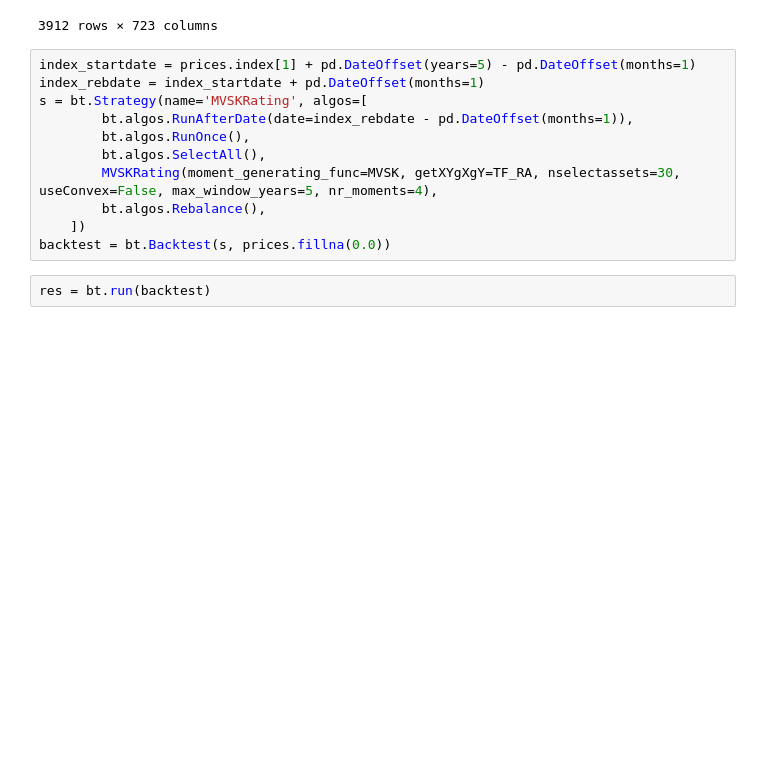
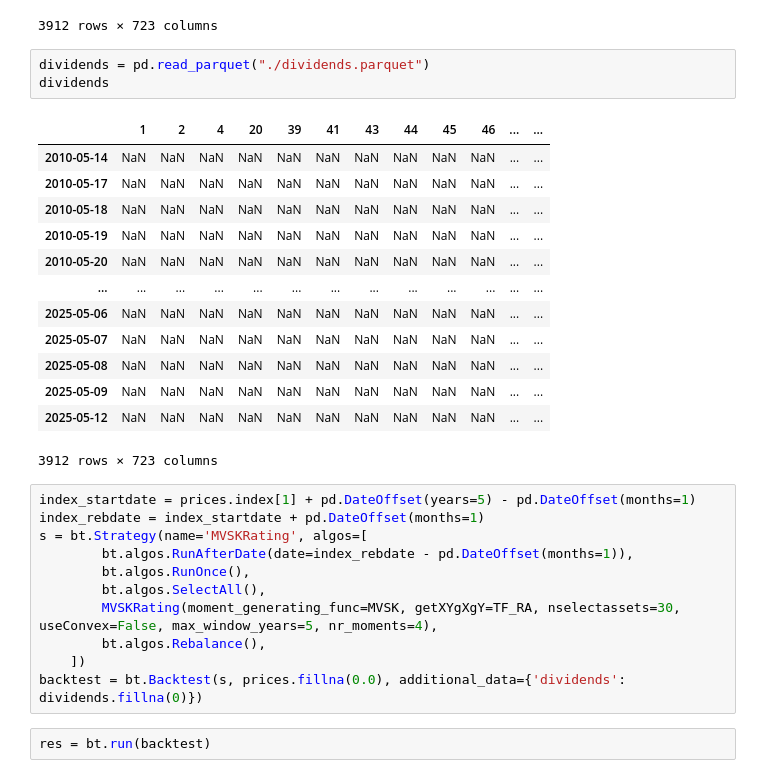
Before and after one commit to kepiej/fundrating, a Jupyter notebook: MultitimeMultimomentRating/ATarnaudData.ipynb, the cells around one changed output. Cells and saved outputs as stored; diff of their text form; blank space fills up the shorter version.

```diff
--- a/MultitimeMultimomentRating/ATarnaudData.ipynb
+++ b/MultitimeMultimomentRating/ATarnaudData.ipynb
@@ -23,6 +23,23 @@ prices
 | 2025-05-09 | 8.868259 | 3.252612 | 2.751148 | 21.594619 | 6.114727 | 7.396818 | 4.754880 | 0.780830 | 1.519625 | 2.176122 | ... | ... |
 | 2025-05-12 | 9.245946 | 3.303295 | 2.779083 | 22.094837 | 6.336080 | 7.478891 | 4.806067 | 0.779189 | 1.557665 | 2.198078 | ... | ... |
 3912 rows × 723 columns
+# %%
+dividends = pd.read_parquet("./dividends.parquet")
+dividends
+# %% [output]
+|  | 1 | 2 | 4 | 20 | 39 | 41 | 43 | 44 | 45 | 46 | ... | ... |
+| 2010-05-14 | NaN | NaN | NaN | NaN | NaN | NaN | NaN | NaN | NaN | NaN | ... | ... |
+| 2010-05-17 | NaN | NaN | NaN | NaN | NaN | NaN | NaN | NaN | NaN | NaN | ... | ... |
+| 2010-05-18 | NaN | NaN | NaN | NaN | NaN | NaN | NaN | NaN | NaN | NaN | ... | ... |
+| 2010-05-19 | NaN | NaN | NaN | NaN | NaN | NaN | NaN | NaN | NaN | NaN | ... | ... |
+| 2010-05-20 | NaN | NaN | NaN | NaN | NaN | NaN | NaN | NaN | NaN | NaN | ... | ... |
+| ... | ... | ... | ... | ... | ... | ... | ... | ... | ... | ... | ... | ... |
+| 2025-05-06 | NaN | NaN | NaN | NaN | NaN | NaN | NaN | NaN | NaN | NaN | ... | ... |
+| 2025-05-07 | NaN | NaN | NaN | NaN | NaN | NaN | NaN | NaN | NaN | NaN | ... | ... |
+| 2025-05-08 | NaN | NaN | NaN | NaN | NaN | NaN | NaN | NaN | NaN | NaN | ... | ... |
+| 2025-05-09 | NaN | NaN | NaN | NaN | NaN | NaN | NaN | NaN | NaN | NaN | ... | ... |
+| 2025-05-12 | NaN | NaN | NaN | NaN | NaN | NaN | NaN | NaN | NaN | NaN | ... | ... |
+3912 rows × 723 columns
 # %%
 index_startdate = prices.index[1] + pd.DateOffset(years=5) - pd.DateOffset(months=1)
 index_rebdate = index_startdate + pd.DateOffset(months=1)
@@ -33,7 +50,7 @@ s = bt.Strategy(name='MVSKRating', algos=[
         MVSKRating(moment_generating_func=MVSK, getXYgXgY=TF_RA, nselectassets=30, useConvex=False, max_window_years=5, nr_moments=4),
         bt.algos.Rebalance(),
     ])
-backtest = bt.Backtest(s, prices.fillna(0.0))
+backtest = bt.Backtest(s, prices.fillna(0.0), additional_data={'dividends': dividends.fillna(0)})
 # %%
 res = bt.run(backtest)
 # %%
```
Also changed, not shown: parts of 1 cell of this notebook.
